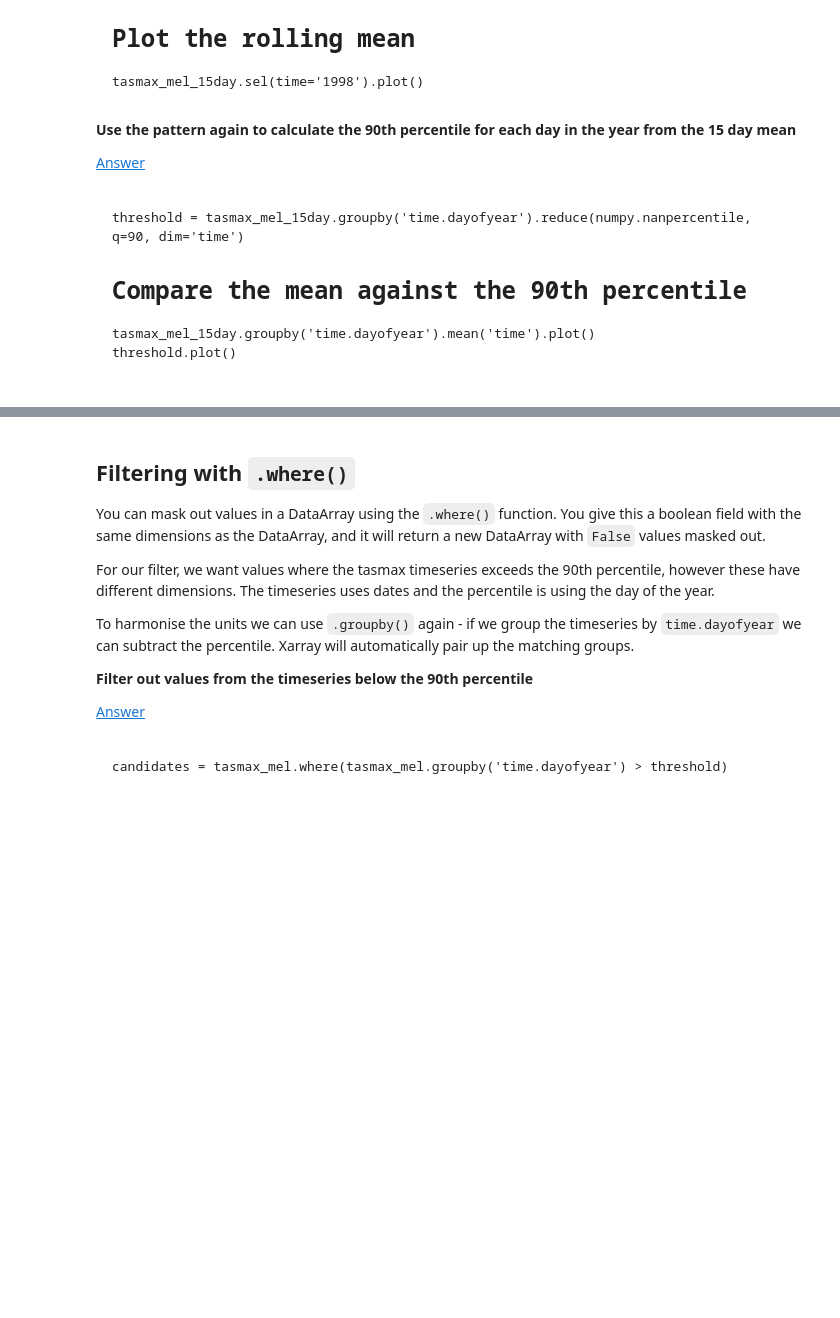
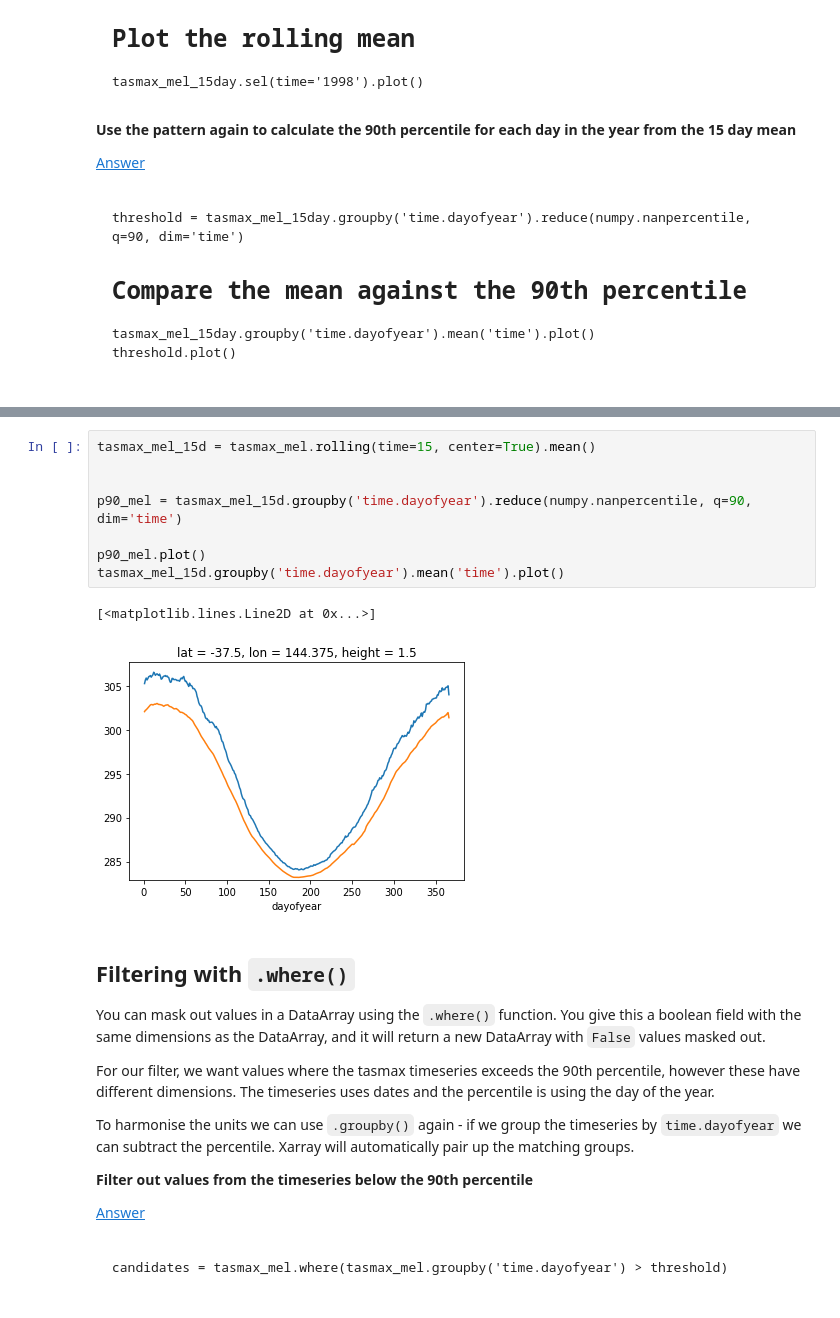
Before and after one commit to ScottWales/training, a Jupyter notebook: xarray+dask/2a-time-and-splitting.ipynb, the cells around one changed output, grey strips where cells are left out. Saved outputs shown, nothing was run; the diff lists cells and outputs as text; blank space fills up the shorter version.

```diff
--- a/xarray+dask/2a-time-and-splitting.ipynb
+++ b/xarray+dask/2a-time-and-splitting.ipynb
@@ -93,3 +126,14 @@ threshold.plot()
+# %%
+tasmax_mel_15d = tasmax_mel.rolling(time=15, center=True).mean()
+
+
+p90_mel = tasmax_mel_15d.groupby('time.dayofyear').reduce(numpy.nanpercentile, q=90, dim='time')
+
+p90_mel.plot()
+tasmax_mel_15d.groupby('time.dayofyear').mean('time').plot()
+# %% [output]
+[<matplotlib.lines.Line2D at 0x...>]
+[figure, added]
 # %% [markdown]
 ## Filtering with `.where()`
 
```
Also changed, not shown: parts of 9 cells of this notebook, 4 other files.
